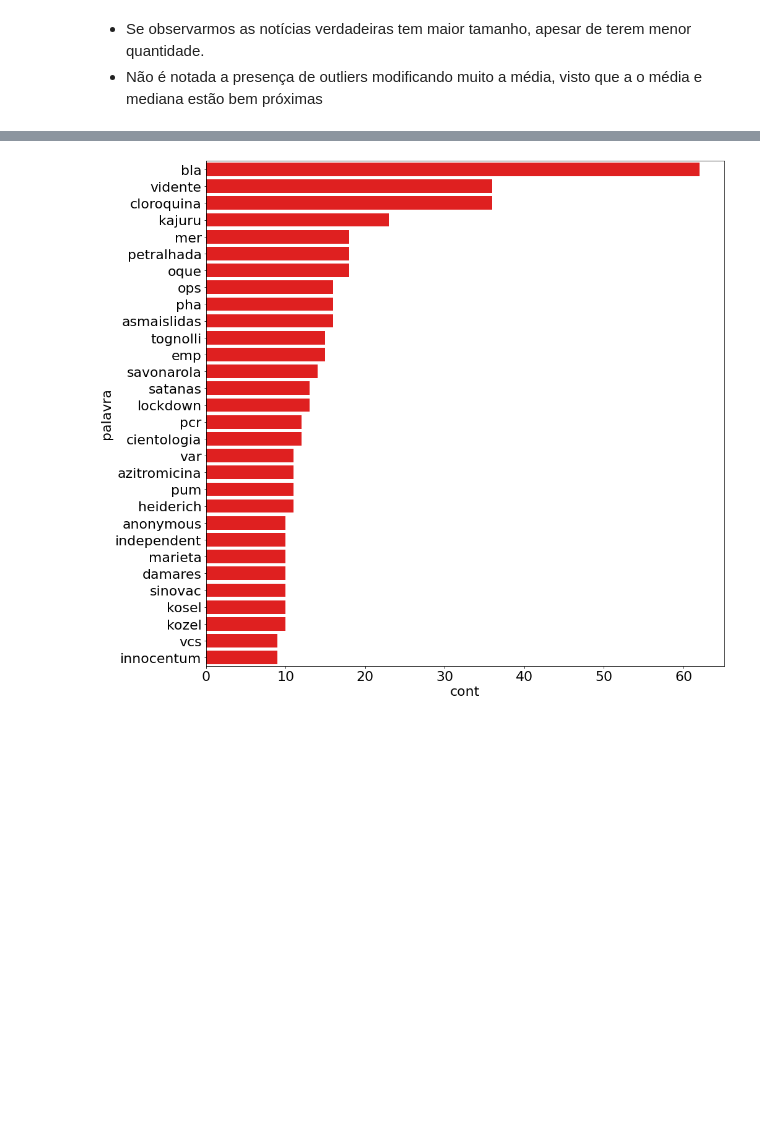
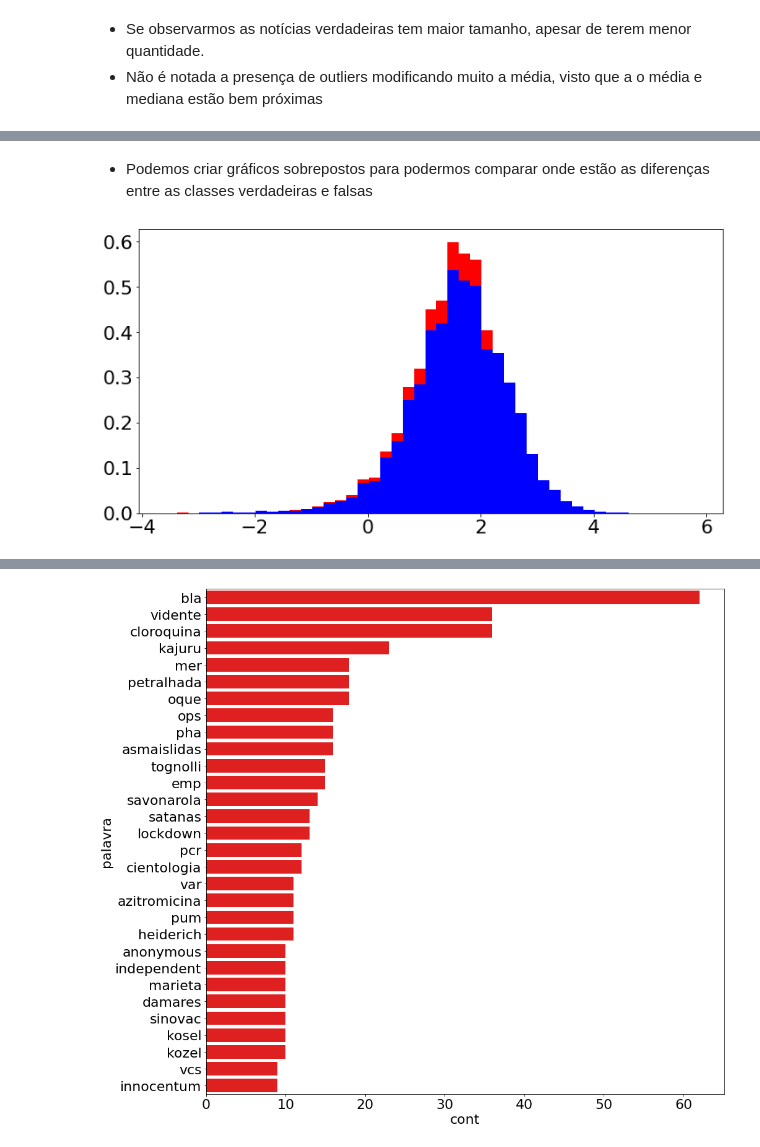
Before and after one commit to tiuwill/tcc-fake-news-ai-detector, a Jupyter notebook: TCC Refatorado.ipynb, the cells around one changed output, grey strips where cells are left out. Saved outputs shown, nothing was run; the diff lists cells and outputs as text; code cells hidden in the pictures; blank space fills up the shorter version.

```diff
--- a/TCC Refatorado.ipynb
+++ b/TCC Refatorado.ipynb
@@ -577,0 +464,12 @@ Aceitar a hipótese alternativa
+# %% [markdown]
+- Podemos criar gráficos sobrepostos para podermos comparar onde estão as diferenças entre as classes verdadeiras e falsas
+# %%
+razao_range = np.arange(min(s['razao']), max(s['razao']), 0.2)
+fig = plt.figure(figsize=(12,6))
+ax1 = fig.add_subplot(111)
+
+ax1.hist(falsas['ratio'],density=True,bins=razao_range, color = 'red')
+ax1.hist(verdadeiras['ratio'],density=True,bins=razao_range, color = 'blue')
+plt.show()
+# %% [output]
+[figure, added]
```
Also changed, not shown: parts of 386 cells of this notebook, 16 other files.
